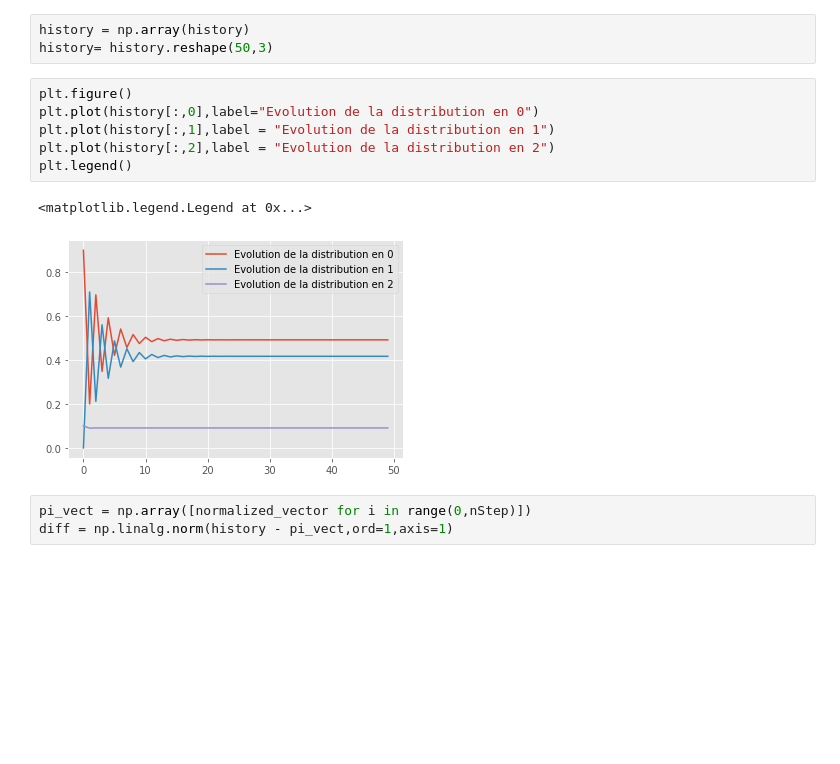
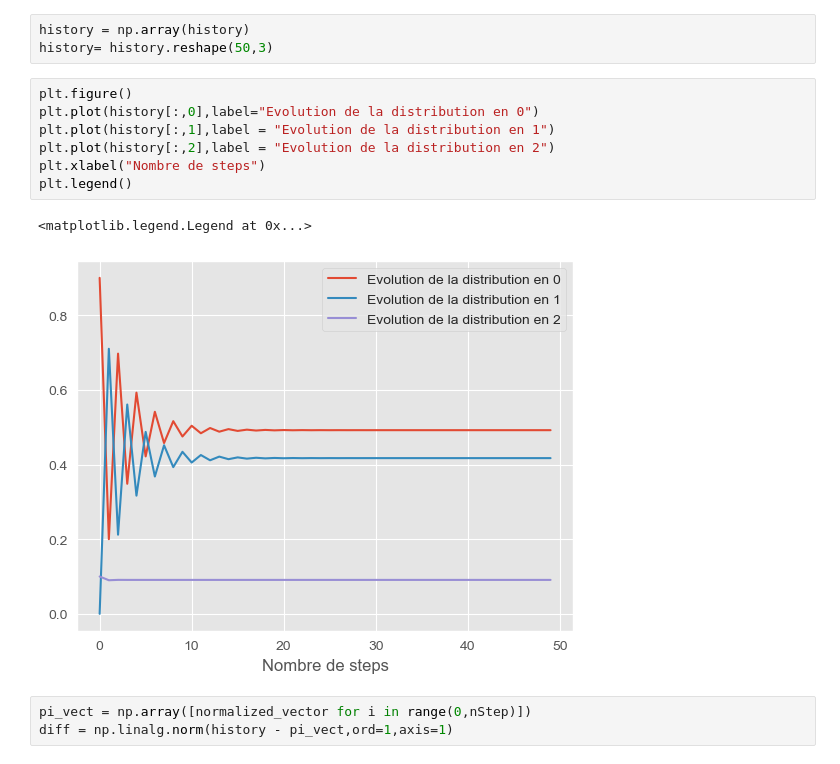
Before and after one commit to VictorNiaussat/MarkovChain, a Jupyter notebook: lab1_students/lab1_notebook.ipynb, the cells around one changed output. Saved outputs shown, nothing was run; the diff lists cells and outputs as text; blank space fills up the shorter version.

```diff
--- a/lab1_students/lab1_notebook.ipynb
+++ b/lab1_students/lab1_notebook.ipynb
@@ -301,12 +316,13 @@ history= history.reshape(50,3)
 # %%
 plt.figure()
 plt.plot(history[:,0],label="Evolution de la distribution en 0")
 plt.plot(history[:,1],label = "Evolution de la distribution en 1")
 plt.plot(history[:,2],label = "Evolution de la distribution en 2")
+plt.xlabel("Nombre de steps")
 plt.legend()
 # %% [output]
 <matplotlib.legend.Legend at 0x...>
-[figure, old version]
+[figure, new version]
 # %%
 pi_vect = np.array([normalized_vector for i in range(0,nStep)])
 diff = np.linalg.norm(history - pi_vect,ord=1,axis=1)
```
Also changed, not shown: parts of 12 cells of this notebook.
